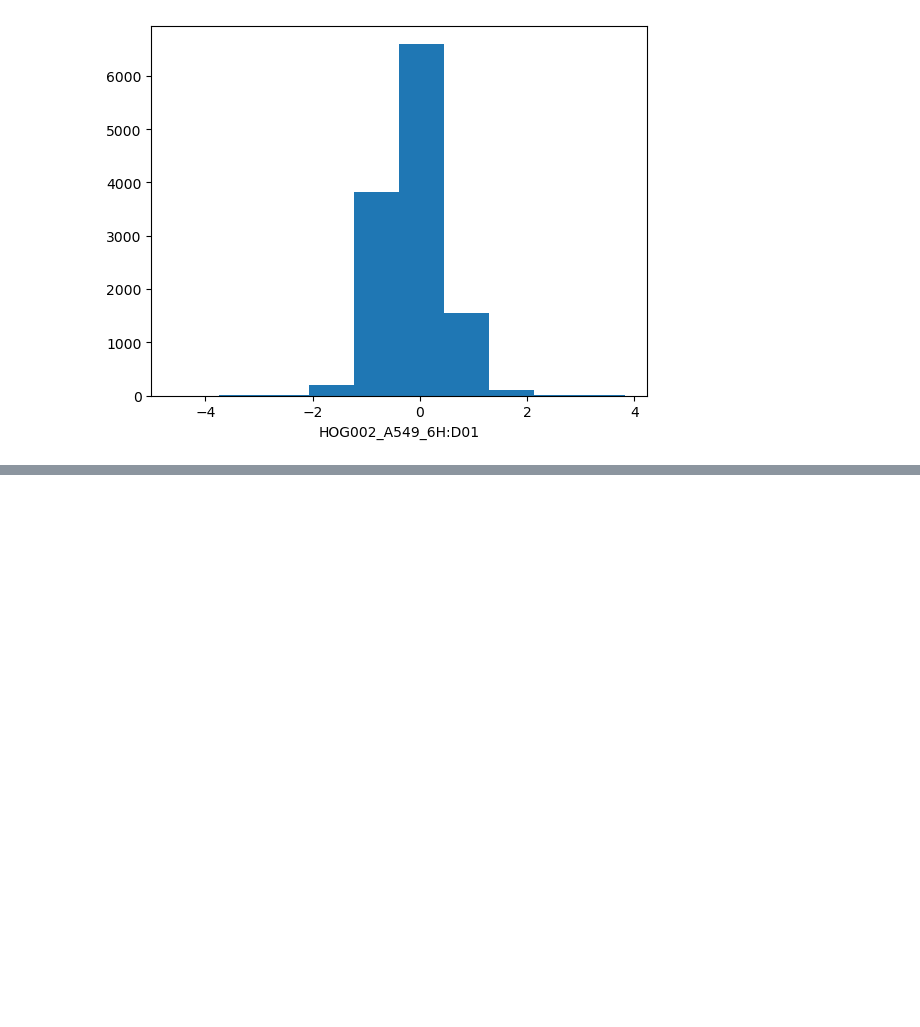
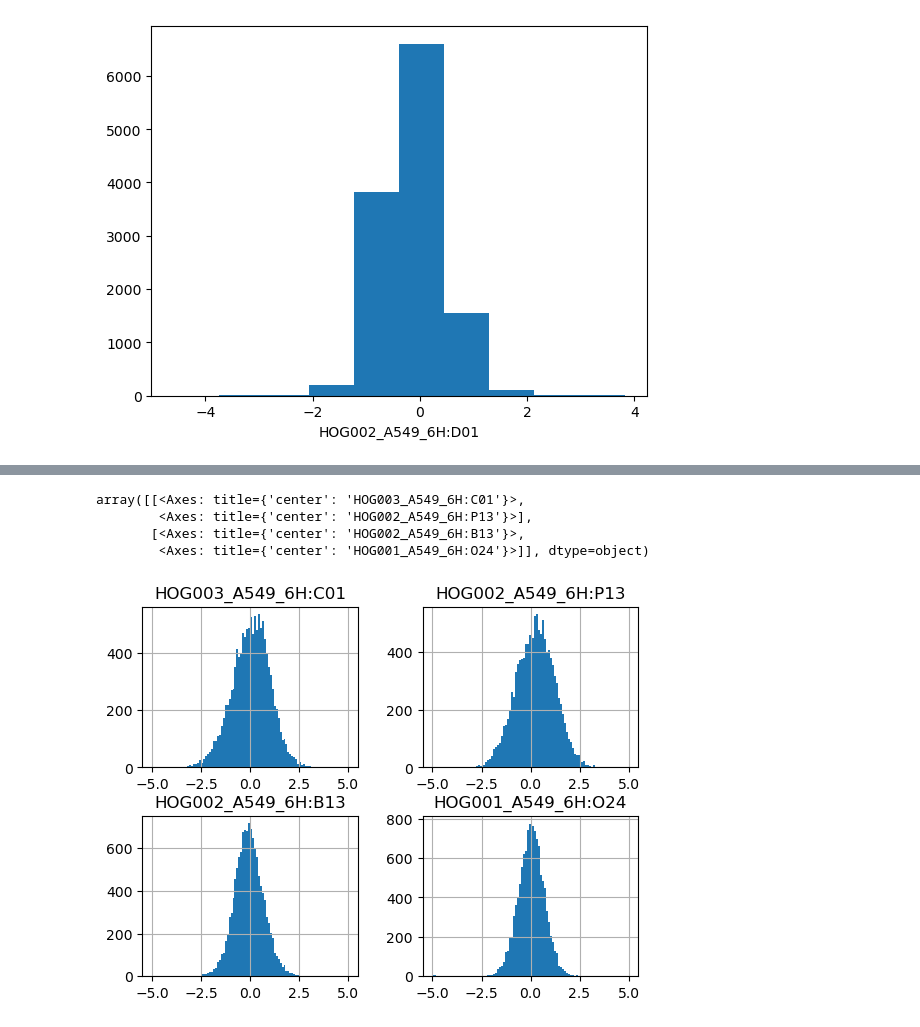
Before and after one commit to reformist/research2023, a Jupyter notebook: controlAnalysis.ipynb, the cells around one changed output, grey strips where cells are left out. Saved outputs shown, nothing was run; the diff lists cells and outputs as text; code cells hidden in the pictures; blank space fills up the shorter version.

```diff
--- a/controlAnalysis.ipynb
+++ b/controlAnalysis.ipynb
@@ -816,0 +932,4 @@ Text(0.5, 0, 'HOG002_A549_6H:D01')
+# %%
+sig_id_list = []
+for i in weird_det_plate_cp['sig_id']:
+    sig_id_list.append(i)
@@ -816,0 +1043,7 @@ Text(0.5, 0, 'HOG002_A549_6H:D01')
+# %%
+# getting just controls
+
+all_siginfo_controls = siginfo[siginfo['pert_type'] == 'ctl_vehicle']
+all_siginfo_controls_a549 = all_siginfo_controls[all_siginfo_controls['cell_mfc_name'] == 'A549']
+all_siginfo_controls_a549_pert_6 = all_siginfo_controls_a549[all_siginfo_controls_a549['pert_time'] == 6.0]
+all_siginfo_controls_a549_pert_6
@@ -816,0 +1102,7 @@ Text(0.5, 0, 'HOG002_A549_6H:D01')
+# %%
+sig_id_control = []
+for i in all_siginfo_controls_a549_pert_6['sig_id']:
+    sig_id_control.append(i)
+# %%
+all_control_df_a549_pert_6  = control_df_5[sig_id_control]
+all_control_df_a549_pert_6
@@ -816,0 +1124,9 @@ Text(0.5, 0, 'HOG002_A549_6H:D01')
+# %%
+all_control_df_a549_pert_6.iloc[:,0:4].hist(bins = 100, range = [-5,5])
+#plt.xlim([-5,5])
+# %% [output]
+array([[<Axes: title={'center': 'HOG003_A549_6H:C01'}>,
+        <Axes: title={'center': 'HOG002_A549_6H:P13'}>],
+       [<Axes: title={'center': 'HOG002_A549_6H:B13'}>,
+        <Axes: title={'center': 'HOG001_A549_6H:O24'}>]], dtype=object)
+[figure, added]
```
Also changed, not shown: parts of 59 cells of this notebook, 2 other files.
